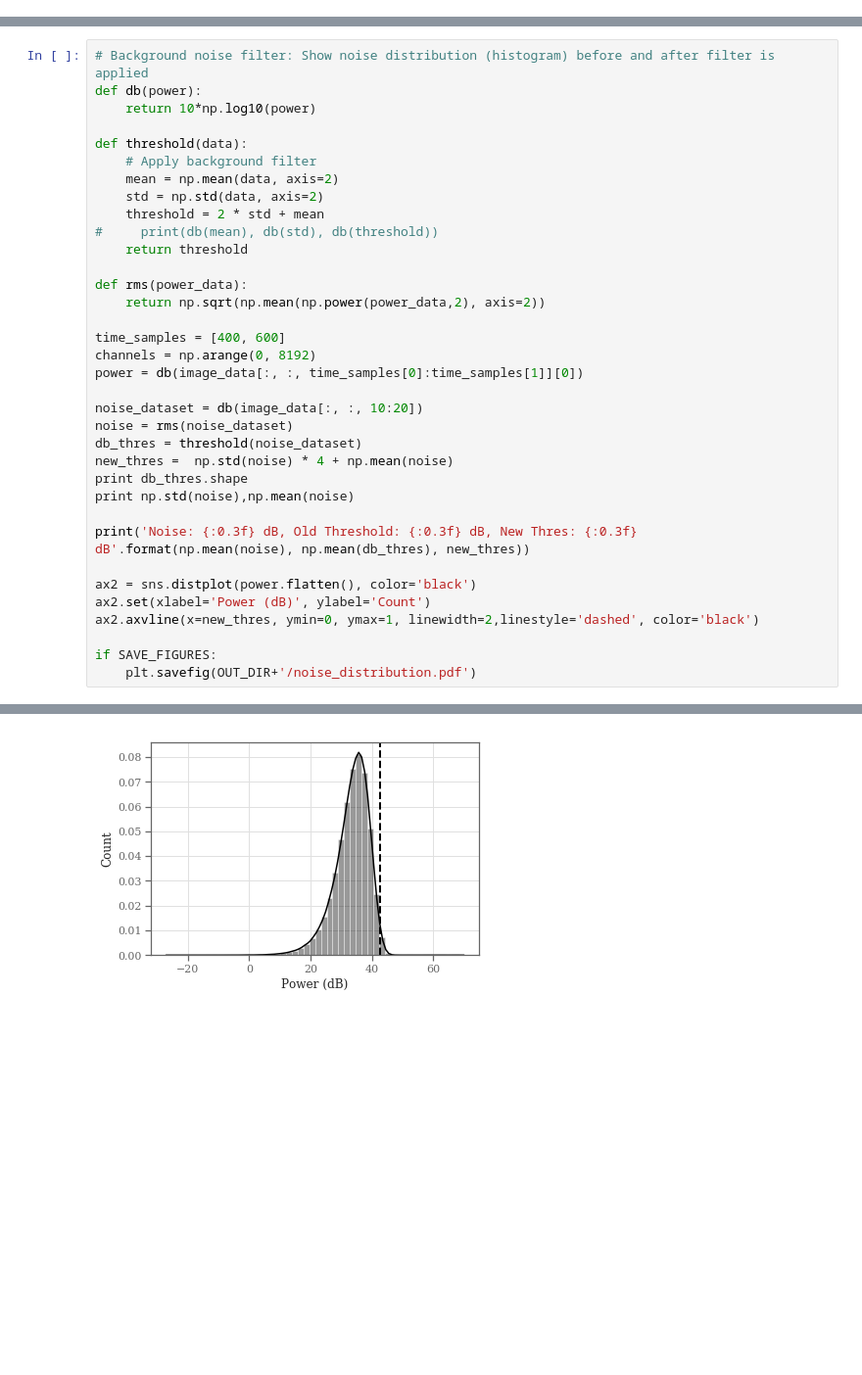
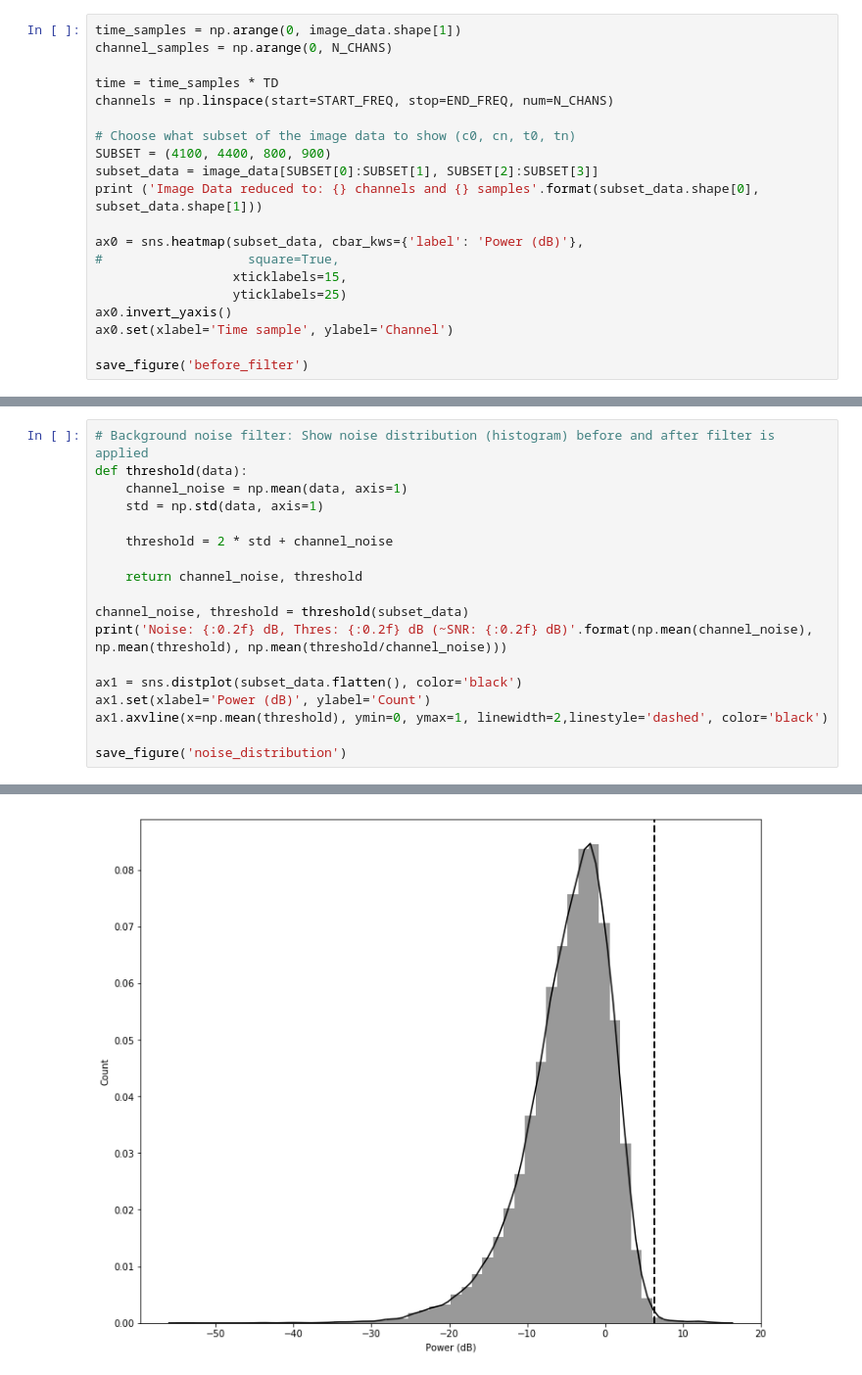
Before and after one commit to BIRALES/birales, a Jupyter notebook: pybirales/services/scripts/analysis/streak_detection/Image Segmentation Analysis.ipynb, the cells around one changed output, grey strips where cells are left out. Shown at 98% size. Saved outputs shown, nothing was run; the diff lists cells and outputs as text; blank space fills up the shorter version.

```diff
--- a/pybirales/services/scripts/analysis/streak_detection/Image Segmentation Analysis.ipynb
+++ b/pybirales/services/scripts/analysis/streak_detection/Image Segmentation Analysis.ipynb
@@ -46,0 +53,20 @@ if SAVE_FIGURES:
+# %%
+time_samples = np.arange(0, image_data.shape[1])
+channel_samples = np.arange(0, N_CHANS)
+
+time = time_samples * TD
+channels = np.linspace(start=START_FREQ, stop=END_FREQ, num=N_CHANS)
+
+# Choose what subset of the image data to show (c0, cn, t0, tn)
+SUBSET = (4100, 4400, 800, 900)
+subset_data = image_data[SUBSET[0]:SUBSET[1], SUBSET[2]:SUBSET[3]]
+print ('Image Data reduced to: {} channels and {} samples'.format(subset_data.shape[0], subset_data.shape[1]))
+
+ax0 = sns.heatmap(subset_data, cbar_kws={'label': 'Power (dB)'},
+#                   square=True,
+                  xticklabels=15,
+                  yticklabels=25)
+ax0.invert_yaxis()
+ax0.set(xlabel='Time sample', ylabel='Channel')
+
+save_figure('before_filter')
@@ -47,36 +76,19 @@ if SAVE_FIGURES:
 # %%
 # Background noise filter: Show noise distribution (histogram) before and after filter is applied
-def db(power):
-    return 10*np.log10(power)
+def threshold(data):
+    channel_noise = np.mean(data, axis=1)
+    std = np.std(data, axis=1)
 
-def threshold(data):
-    # Apply background filter
-    mean = np.mean(data, axis=2)
-    std = np.std(data, axis=2)
-    threshold = 2 * std + mean
-#     print(db(mean), db(std), db(threshold))
-    return threshold
+    threshold = 2 * std + channel_noise
 
-def rms(power_data):
-    return np.sqrt(np.mean(np.power(power_data,2), axis=2))
+    return channel_noise, threshold
 
-time_samples = [400, 600]
-channels = np.arange(0, 8192)
-power = db(image_data[:, :, time_samples[0]:time_samples[1]][0])
+channel_noise, threshold = threshold(subset_data)
+print('Noise: {:0.2f} dB, Thres: {:0.2f} dB (~SNR: {:0.2f} dB)'.format(np.mean(channel_noise), np.mean(threshold), np.mean(threshold/channel_noise)))
 
-noise_dataset = db(image_data[:, :, 10:20])
-noise = rms(noise_dataset)
-db_thres = threshold(noise_dataset)
-new_thres =  np.std(noise) * 4 + np.mean(noise)
-print db_thres.shape
-print np.std(noise),np.mean(noise)
+ax1 = sns.distplot(subset_data.flatten(), color='black')
+ax1.set(xlabel='Power (dB)', ylabel='Count')
+ax1.axvline(x=np.mean(threshold), ymin=0, ymax=1, linewidth=2,linestyle='dashed', color='black')
 
-print('Noise: {:0.3f} dB, Old Threshold: {:0.3f} dB, New Thres: {:0.3f} dB'.format(np.mean(noise), np.mean(db_thres), new_thres))
-
-ax2 = sns.distplot(power.flatten(), color='black')
-ax2.set(xlabel='Power (dB)', ylabel='Count')
-ax2.axvline(x=new_thres, ymin=0, ymax=1, linewidth=2,linestyle='dashed', color='black')
-
-if SAVE_FIGURES:
-    plt.savefig(OUT_DIR+'/noise_distribution.pdf')
+save_figure('noise_distribution')
 # %% [output]
@@ -86 +96 @@ Noise: 35.097 dB, Old Threshold: 44.707 dB, New Thres: 42.752 dB
-[figure, old version]
+[figure, new version]
```
Also changed, not shown: parts of 20 cells of this notebook, 1 other file.
